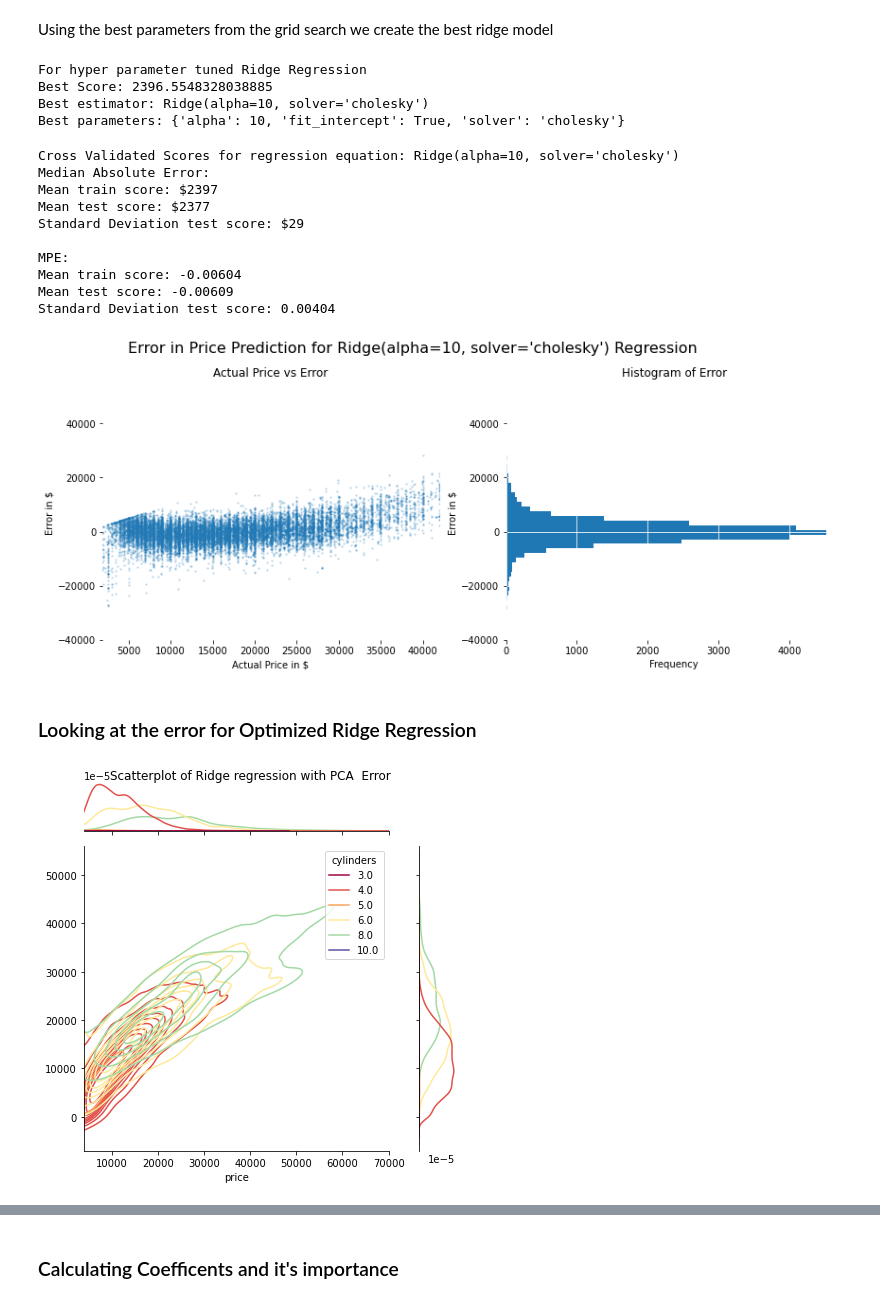
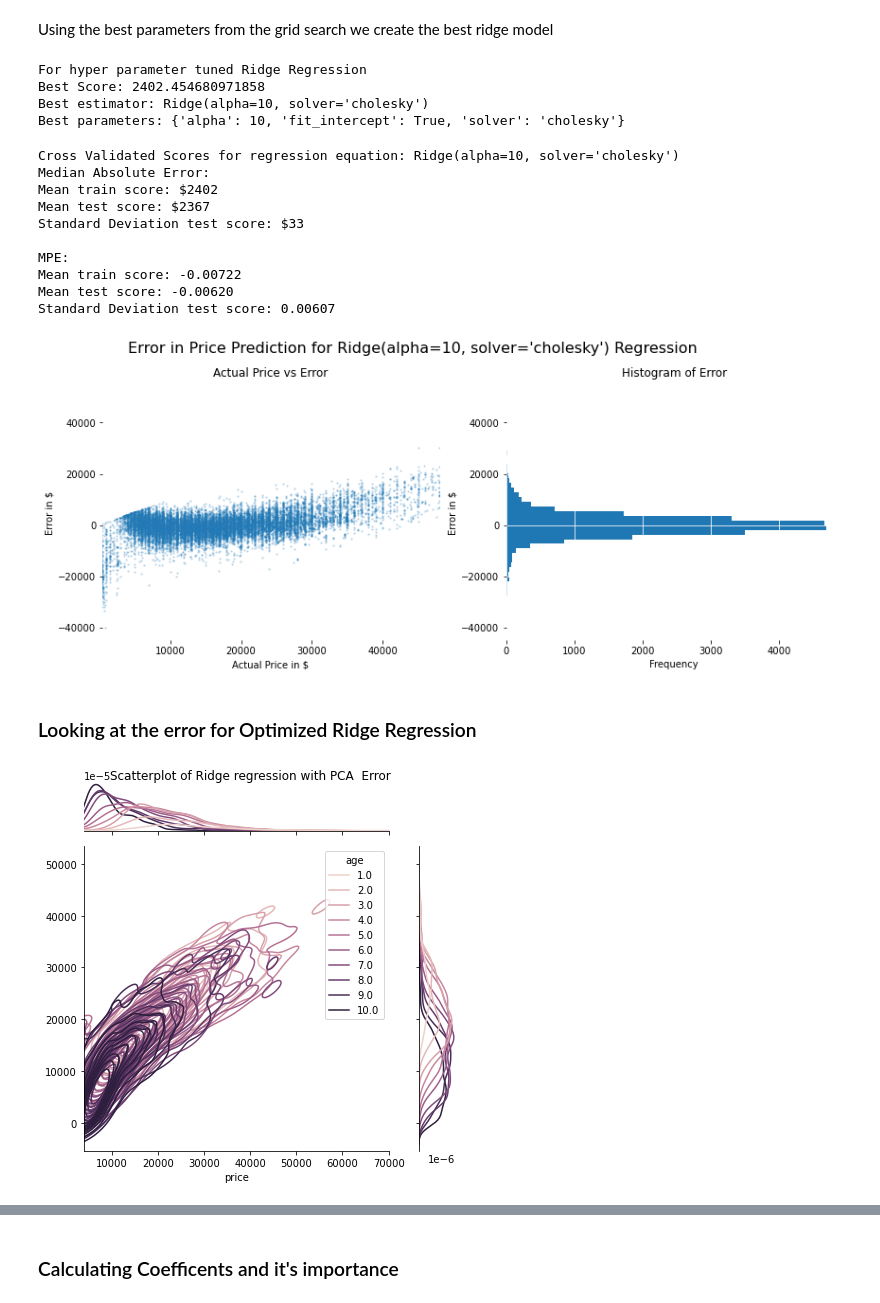
Before and after one commit to ShrutikaSankar/Springboard, a Jupyter notebook: auto_cap/auto_clean_copy2.ipynb, the cells around one changed output, grey strips where cells are left out. Drawn from its saved outputs; the diff is of its cells as text; code cells hidden in the pictures.

```diff
--- a/auto_cap/auto_clean_copy2.ipynb
+++ b/auto_cap/auto_clean_copy2.ipynb
@@ -1504,6 +1582,8 @@ C:\Users\Tiki\Documents\Sprinboard2\Capstone_cars
 categorical_columns = z3.select_dtypes(exclude=['int64', 'float']).columns.tolist()
 for col in categorical_columns:
     z3[col] = z3[col].astype('category')
+
+z3['cylinders'] = z3['cylinders'].astype('category')
 z3.info()
 # %% [output]
 <class 'pandas.core.frame.DataFrame'>
@@ -1553,8 +1633,12 @@ plt.yticks(rotation=0);
 plt.savefig('correlation',bbox_inches='tight')
 
 #Eliminate variables where absolute correlation is greater 0.8
-auto_data_dummies.drop(columns= ['condition_good', 'fuel_diesel', 'transmission_other', 'drive_fwd', 'Division_Pacific'])
+auto_data_dummies2= auto_data_dummies.drop(columns= ['condition_good', 'fuel_diesel', 'transmission_other', 'drive_fwd', 'state_CA'])
 
+#eliminateto mass dummy intercorrelation
+auto_data_dummies2= auto_data_dummies2.drop(columns= ['size_mid-size', 'paint_color_red', 'manufacturer_Infiniti', 'cylinders_5.0', 'index'])
 
-auto_data_dummies.drop(columns= ['size_mid-size', 'paint_color_red', 'manufacturer_Infiniti'])
+ac= auto_data_dummies2.columns.tolist()
+print(ac[:9])
+print(ac[43:60])
 # %% [output]
@@ -1592,8 +1658,8 @@ y = auto_data_dummies['price']
 # %%
 #seperate X and y from each other
-X = auto_data_dummies
+X = auto_data_dummies2
 print(type(X))
-y = auto_data_dummies['price']
+y = auto_data_dummies2['price']
 
 X =X.drop(columns=['price'], axis=1)
 
@@ -1786,7 +1850,7 @@ def quick_run(estimatorx, X_train, y_train, X_test, y_test, folds=5, name_g= 'de
     print ('Standard Deviation test score: {:.5f} '.format(cv_scores_test_std))
     print('')
     diff = y_test -y_predict_test
-    cylinders_z = X_val['cylinders']
+
 
     fig, axs = plt.subplots(2, 2, figsize=(14,5), sharey=True) #Create two sub plots sharing x and y axis
     fig.suptitle('Error in Price Prediction for {} Regression'.format(name_reg), fontsize=16, y=1 , x= 0.45)
@@ -1797,8 +1861,8 @@ def quick_run(estimatorx, X_train, y_train, X_test, y_test, folds=5, name_g= 'de
     ax1 = plt.subplot(121)
     #sc= plt.scatter(y_test, diff, s= 1, c= cylinders_z)
     sc= plt.scatter(y_test, diff, s= 2, alpha=0.2)
-    y_test_lim_up = y_test.quantile(.98)
-    y_test_lim_down = y_test.quantile(.02)
+    y_test_lim_up = y_test.quantile(.99)
+    y_test_lim_down = y_test.quantile(.01)
     plt.xlim(y_test_lim_down, y_test_lim_up)
     plt.title('Actual Price vs Error')
     plt.ylabel('Error in $ ')
@@ -2124,7 +2186,7 @@ print('Best estimator: {}'.format(Ridge_GS.best_estimator_))
 print('Best parameters: {}'.format(Ridge_GS.best_params_))
 # %% [output]
 For hyper parameter tuned Ridge Regression
-Best Score: 2396.5548328038885
+Best Score: 2402.454680971858
 Best estimator: Ridge(alpha=10, solver='cholesky')
 Best parameters: {'alpha': 10, 'fit_intercept': True, 'solver': 'cholesky'}
 # %%
@@ -2133,26 +2195,26 @@ y_predict_test_ridge_opt, c_ridge_opt = quick_run(Ridge_opt, X_train_mm, y_train
 # %% [output]
 Cross Validated Scores for regression equation: Ridge(alpha=10, solver='cholesky')
 Median Absolute Error:
-Mean train score: $2397
-Mean test score: $2377
-Standard Deviation test score: $29
+Mean train score: $2402
+Mean test score: $2367
+Standard Deviation test score: $33
 
 MPE:
-Mean train score: -0.00604
-Mean test score: -0.00609
-Standard Deviation test score: 0.00404
+Mean train score: -0.00722
+Mean test score: -0.00620
+Standard Deviation test score: 0.00607
-[figure, old version]
+[figure, new version]
 # %% [markdown]
 ### Looking at the error for Optimized Ridge Regression
 # %%
 from matplotlib import cm
 cmap = cm.get_cmap('Spectral')
-cylinders = X_val['cylinders']
+age = X_val['age']
 
-p= sns.jointplot(x=y_val, y=y_predict_test_ridge_opt, kind="kde", xlim= [4000, 70000], hue= cylinders, palette= cmap )
+p= sns.jointplot(x=y_val, y=y_predict_test_ridge_opt, kind="kde", xlim= [4000, 70000], hue=age)
 p.fig.suptitle("Scatterplot of Ridge regression with PCA  Error")
 p.ax_joint.collections[0].set_alpha(0)
 p.fig.tight_layout()
 p.fig.subplots_adjust(top=0.95) # Reduce plot to make room
 # %% [output]
-[figure, old version]
+[figure, new version]
```
Also changed, not shown: parts of 65 cells of this notebook.
